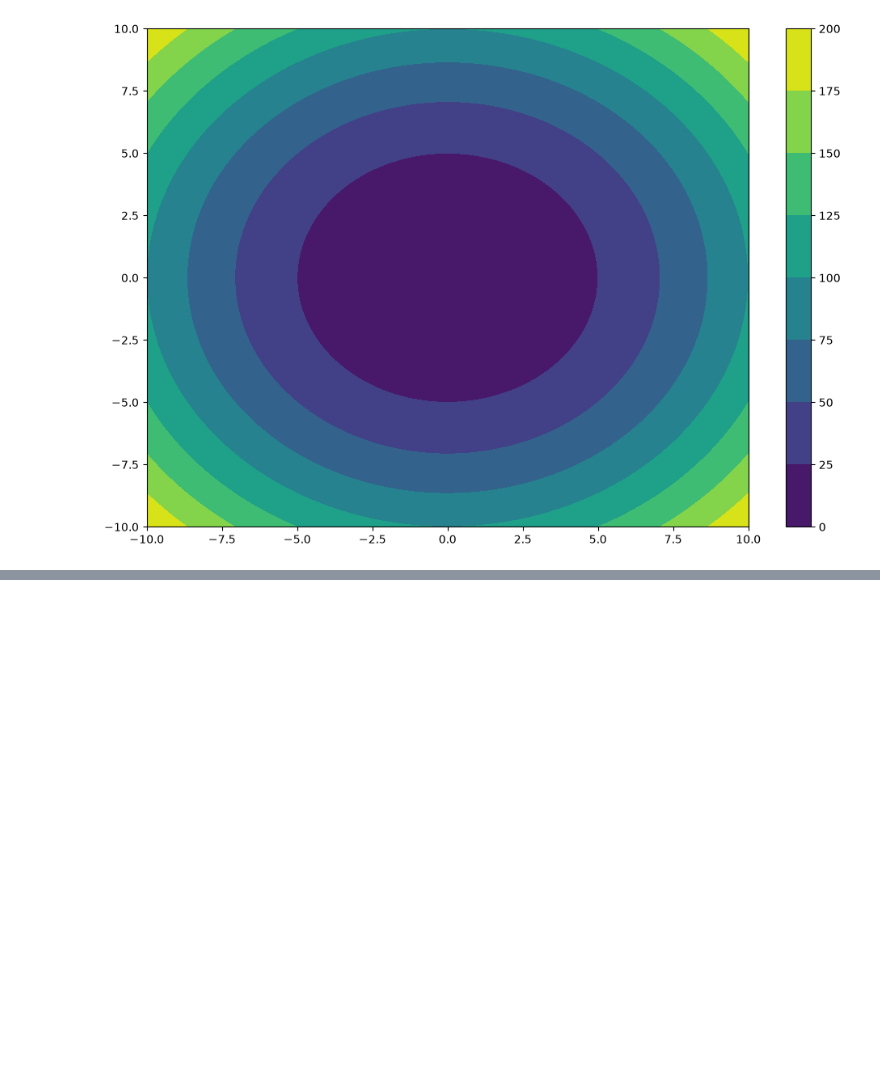
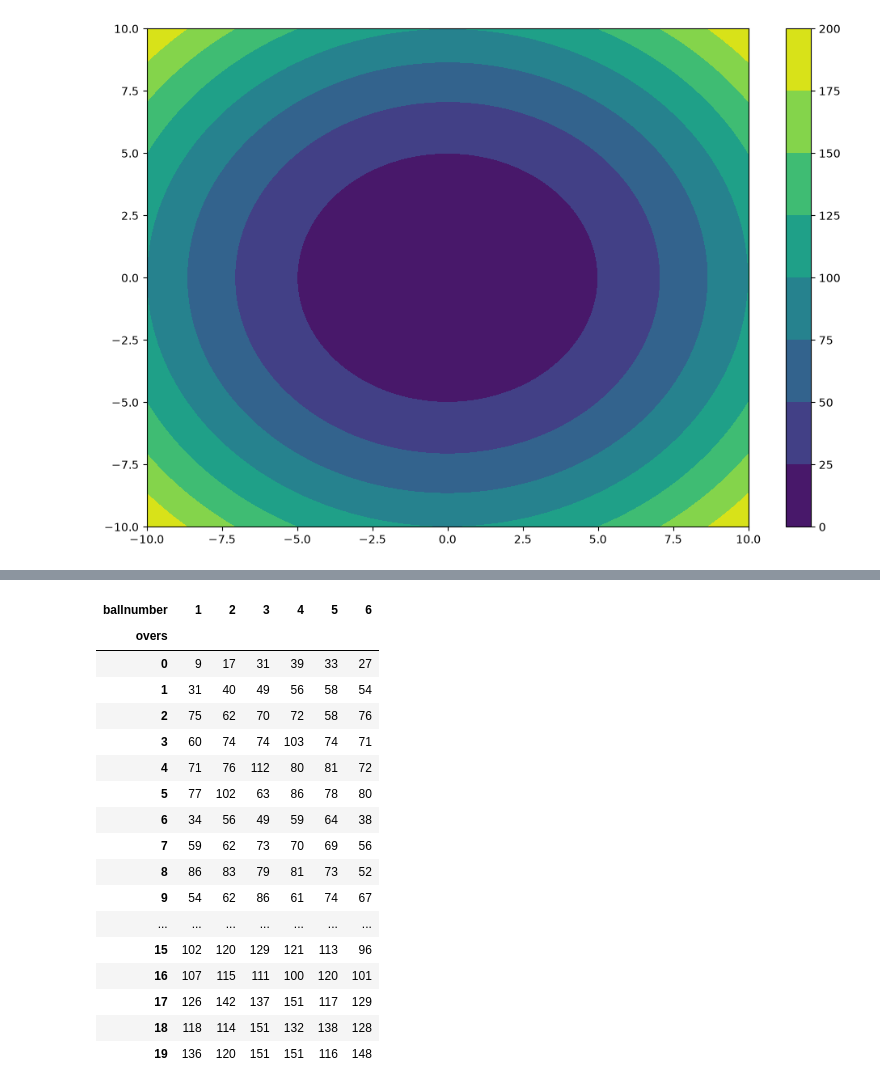
Before and after one commit to muhammad-saad-2006/ai-learning, a Jupyter notebook: week1/matplot-notes.ipynb, the cells around one changed output, grey strips where cells are left out. Cells and saved outputs as stored; diff of their text form; code cells hidden in the pictures; blank space fills up the shorter version.

```diff
--- a/week1/matplot-notes.ipynb
+++ b/week1/matplot-notes.ipynb
@@ -88,0 +102,23 @@ plt.show()
+# %%
+temp_df = df[df['ballnumber'].isin([1, 2, 3, 4, 5, 6]) & (df['batsman_run'] == 6)]
+grid = temp_df.pivot_table(index='overs', columns='ballnumber', values='batsman_run', aggfunc='count')
+display(grid)
+# %% [output]
+| ballnumber | 1 | 2 | 3 | 4 | 5 | 6 |
+| overs |  |  |  |  |  |  |
+| 0 | 9 | 17 | 31 | 39 | 33 | 27 |
+| 1 | 31 | 40 | 49 | 56 | 58 | 54 |
+| 2 | 75 | 62 | 70 | 72 | 58 | 76 |
+| 3 | 60 | 74 | 74 | 103 | 74 | 71 |
+| 4 | 71 | 76 | 112 | 80 | 81 | 72 |
+| 5 | 77 | 102 | 63 | 86 | 78 | 80 |
+| 6 | 34 | 56 | 49 | 59 | 64 | 38 |
+| 7 | 59 | 62 | 73 | 70 | 69 | 56 |
+| 8 | 86 | 83 | 79 | 81 | 73 | 52 |
+| 9 | 54 | 62 | 86 | 61 | 74 | 67 |
+| ... | ... | ... | ... | ... | ... | ... |
+| 15 | 102 | 120 | 129 | 121 | 113 | 96 |
+| 16 | 107 | 115 | 111 | 100 | 120 | 101 |
+| 17 | 126 | 142 | 137 | 151 | 117 | 129 |
+| 18 | 118 | 114 | 151 | 132 | 138 | 128 |
+| 19 | 136 | 120 | 151 | 151 | 116 | 148 |
```
Also changed, not shown: parts of 3 cells of this notebook, 1 other file.
